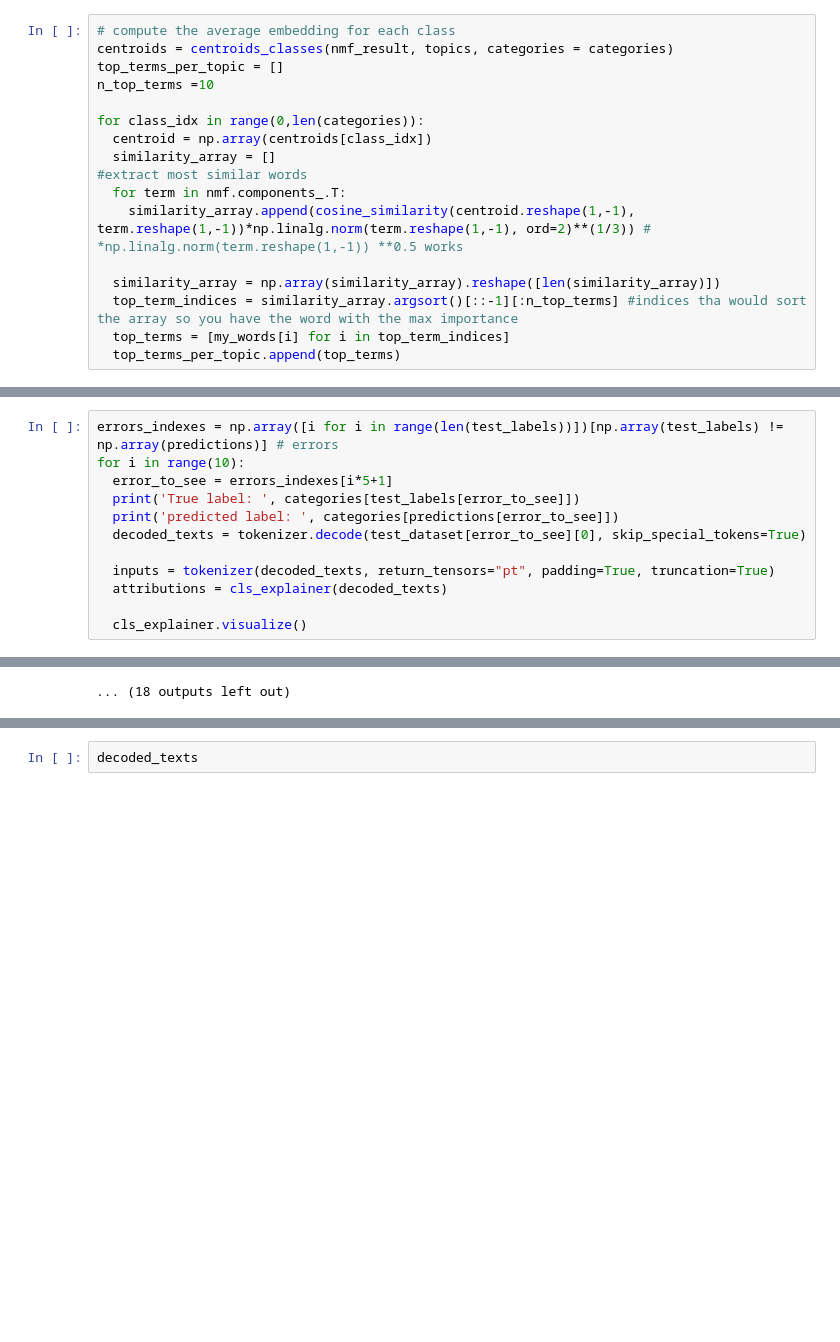
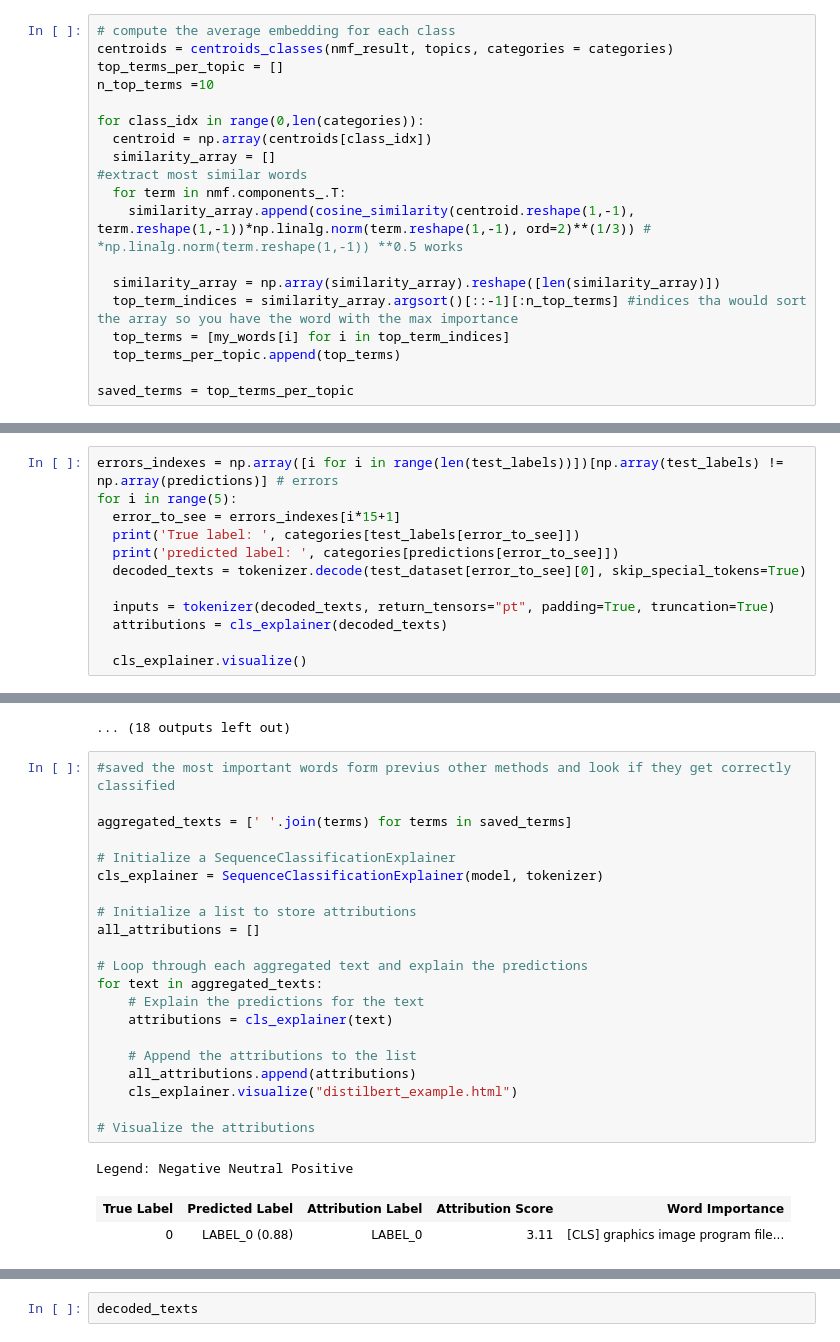
Before and after one commit to DavideBuldrin1/feature-extraction-for-text, a Jupyter notebook: lsa_lda_and_nmf_for_feature_extraction_bert.ipynb, the cells around one changed output, grey strips where cells are left out. Drawn from its saved outputs; the diff is of its cells as text; blank space fills up the shorter version.

```diff
--- a/lsa_lda_and_nmf_for_feature_extraction_bert.ipynb
+++ b/lsa_lda_and_nmf_for_feature_extraction_bert.ipynb
@@ -740,6 +741,8 @@ for class_idx in range(0,len(categories)):
   top_term_indices = similarity_array.argsort()[::-1][:n_top_terms] #indices tha would sort the array so you have the word with the max importance
   top_terms = [my_words[i] for i in top_term_indices]
   top_terms_per_topic.append(top_terms)
+
+saved_terms = top_terms_per_topic
 # %%
 #cosine similarity table for each average embedding
 cs = cosine_similarity(np.array(centroids),np.array(centroids))
@@ -1630,7 +1631,7 @@ Legend: Negative Neutral Positive
 # %%
 errors_indexes = np.array([i for i in range(len(test_labels))])[np.array(test_labels) != np.array(predictions)] # errors
-for i in range(10):
-  error_to_see = errors_indexes[i*5+1]
+for i in range(5):
+  error_to_see = errors_indexes[i*15+1]
   print('True label: ', categories[test_labels[error_to_see]])
   print('predicted label: ', categories[predictions[error_to_see]])
   decoded_texts = tokenizer.decode(test_dataset[error_to_see][0], skip_special_tokens=True)
@@ -1661,3 +1662,28 @@ Legend: Negative Neutral Positive
 | True Label | Predicted Label | Attribution Label | Attribution Score | Word Importance |
 | 12 | LABEL_12 (0.42) | LABEL_12 | 3.11 | [CLS] . . . sounds just like a ra... |
 ... (18 outputs left out)
+# %%
+#saved the most important words form previus other methods and look if they get correctly classified
+
+aggregated_texts = [' '.join(terms) for terms in saved_terms]
+
+# Initialize a SequenceClassificationExplainer
+cls_explainer = SequenceClassificationExplainer(model, tokenizer)
+
+# Initialize a list to store attributions
+all_attributions = []
+
+# Loop through each aggregated text and explain the predictions
+for text in aggregated_texts:
+    # Explain the predictions for the text
+    attributions = cls_explainer(text)
+
+    # Append the attributions to the list
+    all_attributions.append(attributions)
+    cls_explainer.visualize("distilbert_example.html")
+
+# Visualize the attributions
+# %% [output]
+Legend: Negative Neutral Positive
+| True Label | Predicted Label | Attribution Label | Attribution Score | Word Importance |
+| 0 | LABEL_0 (0.88) | LABEL_0 | 3.11 | [CLS] graphics image program file... |
```
Also changed, not shown: parts of 16 cells of this notebook.
